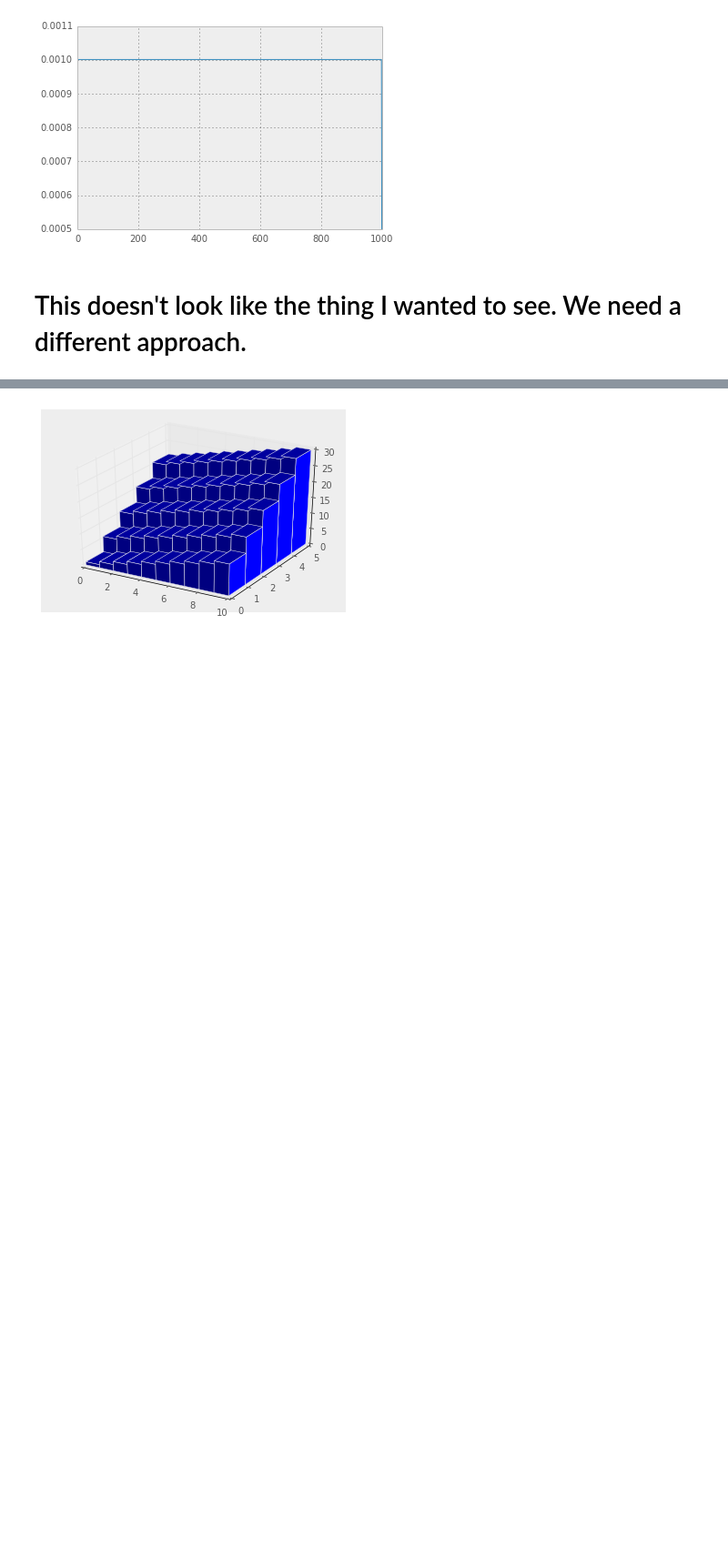
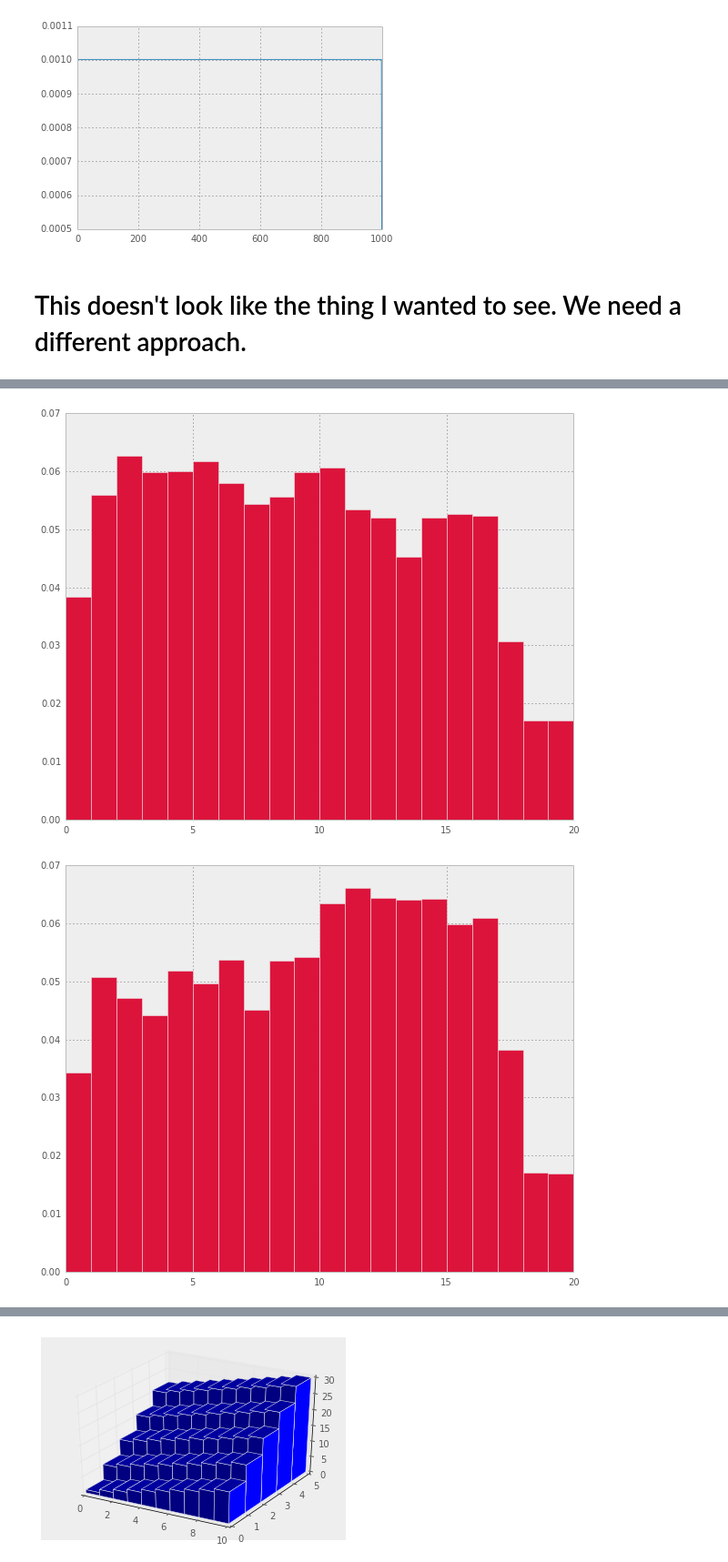
Before and after one commit to ilonajulczuk/hypergraph, a Jupyter notebook: notebooks/Random Walks.ipynb, the cells around one changed output, grey strips where cells are left out. Shown: that part at 91% size. Saved outputs shown, nothing was run; the diff lists cells and outputs as text; code cells hidden in the pictures; blank space fills up the shorter version.

```diff
--- a/notebooks/Random Walks.ipynb
+++ b/notebooks/Random Walks.ipynb
@@ -163,0 +196,6 @@ plt.bar(xs, ys, width=width, color='crimson', label='Simulated')
+# %%
+for _ in range(5):
+    simulate_walk(hypergraph_line_walk_matrix)
+# %% [output]
+[figure, added]
+[figure, added]
```
Also changed, not shown: parts of 15 cells of this notebook.
